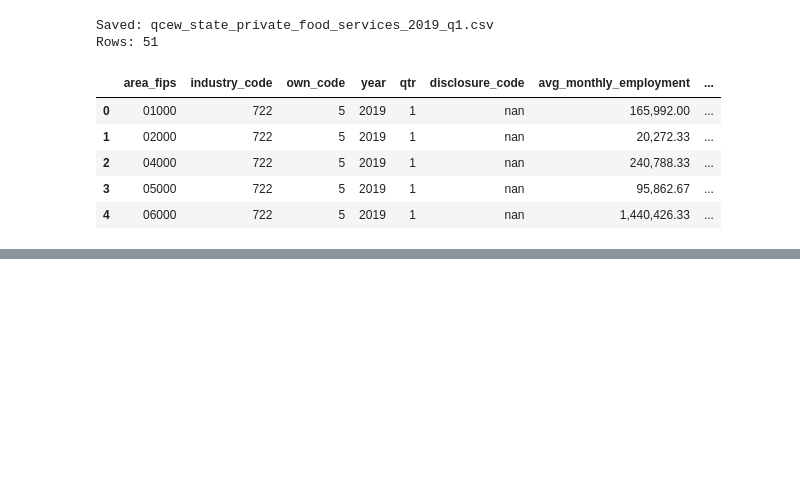
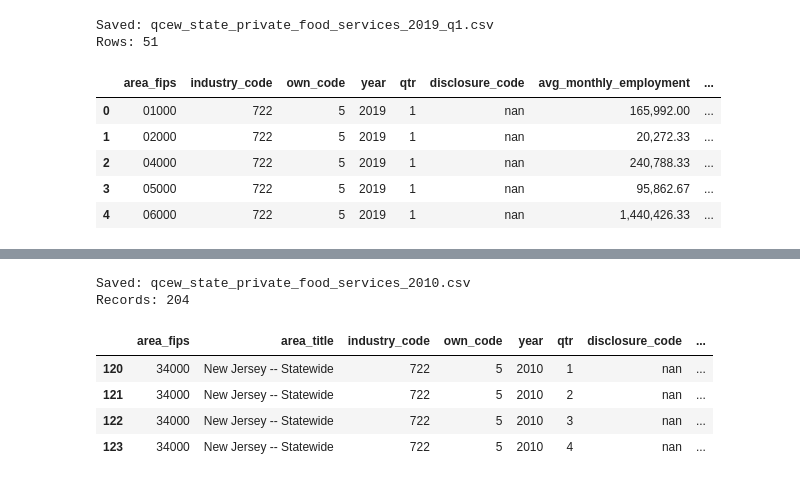
Before and after one commit to RohanDevre36/Minimum-wage-causal-analysis, a Jupyter notebook: 01_Data_Collection.ipynb, the cells around one changed output, grey strips where cells are left out. Saved outputs shown, nothing was run; the diff lists cells and outputs as text; code cells hidden in the pictures; blank space fills up the shorter version.

```diff
--- a/01_Data_Collection.ipynb
+++ b/01_Data_Collection.ipynb
@@ -381,0 +703,65 @@ Rows: 51
+# %%
+##Prepare and save the 2010 dataset
+# Calculate average monthly employment within each quarter.
+# Require all three months; do not average incomplete quarters.
+monthly_columns = [
+    "month1_emplvl",
+    "month2_emplvl",
+    "month3_emplvl"
+]
+
+states_2010["avg_monthly_employment"] = (
+    states_2010[monthly_columns].mean(axis=1, skipna=False)
+)
+
+# Retain identifiers, readable state labels, and outcome variables.
+# Keep disclosure information for future checks.
+selected_columns = [
+    "area_fips",
+    "area_title",
+    "industry_code",
+    "own_code",
+    "year",
+    "qtr",
+    "disclosure_code",
+    "avg_monthly_employment",
+    "avg_wkly_wage"
+]
+
+# Organize records consistently by state and time.
+prepared_2010 = (
+    states_2010[selected_columns]
+    .sort_values(["area_fips", "year", "qtr"])
+    .reset_index(drop=True)
+)
+
+# Save the prepared CSV separately from the original ZIP archive.
+prepared_path = (
+    PROJECT_DIR / "data_processed"
+    / "qcew_state_private_food_services_2010.csv"
+)
+
+# Avoid saving the DataFrame's row index as an extra CSV column.
+prepared_2010.to_csv(prepared_path, index=False)
+
+print(f"Saved: {prepared_path.name}")
+print(f"Records: {len(prepared_2010)}")
+
+# Display New Jersey's outcomes with readable number formatting.
+# Formatting changes only the display, not the stored values.
+display(
+    prepared_2010.loc[
+        prepared_2010["area_fips"].eq("34000")
+    ].style.format({
+        "avg_monthly_employment": "{:,.2f}",
+        "avg_wkly_wage": "${:,.0f}"
+    })
+)
+# %% [output]
+Saved: qcew_state_private_food_services_2010.csv
+Records: 204
+|  | area_fips | area_title | industry_code | own_code | year | qtr | disclosure_code | ... |
+| 120 | 34000 | New Jersey -- Statewide | 722 | 5 | 2010 | 1 | nan | ... |
+| 121 | 34000 | New Jersey -- Statewide | 722 | 5 | 2010 | 2 | nan | ... |
+| 122 | 34000 | New Jersey -- Statewide | 722 | 5 | 2010 | 3 | nan | ... |
+| 123 | 34000 | New Jersey -- Statewide | 722 | 5 | 2010 | 4 | nan | ... |
```
Also changed, not shown: parts of 10 cells of this notebook.
